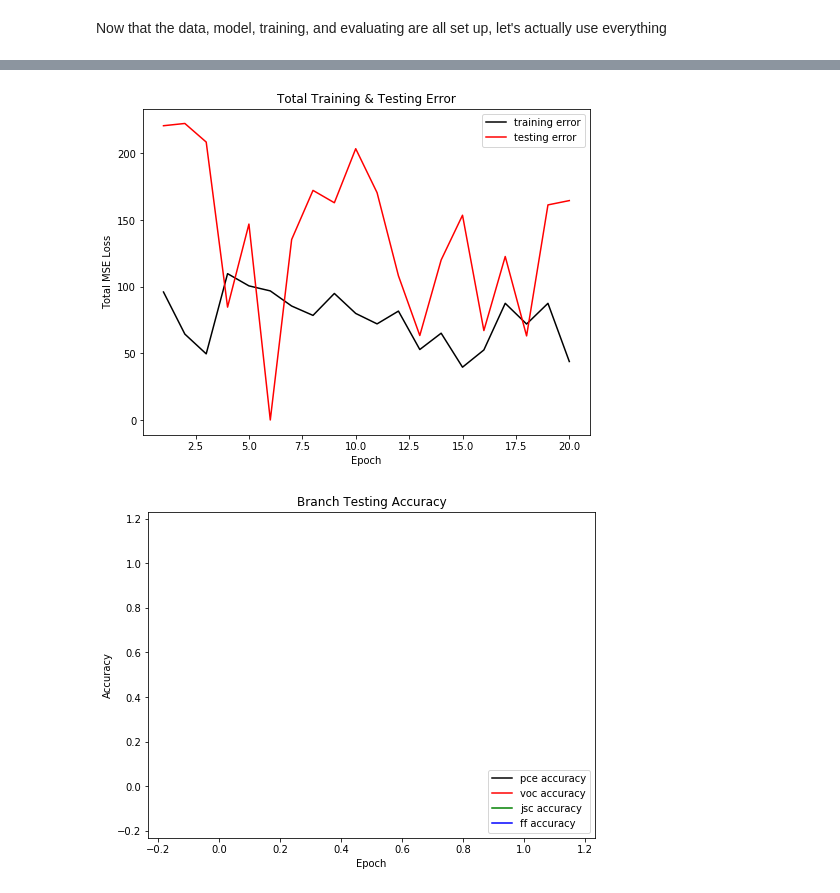
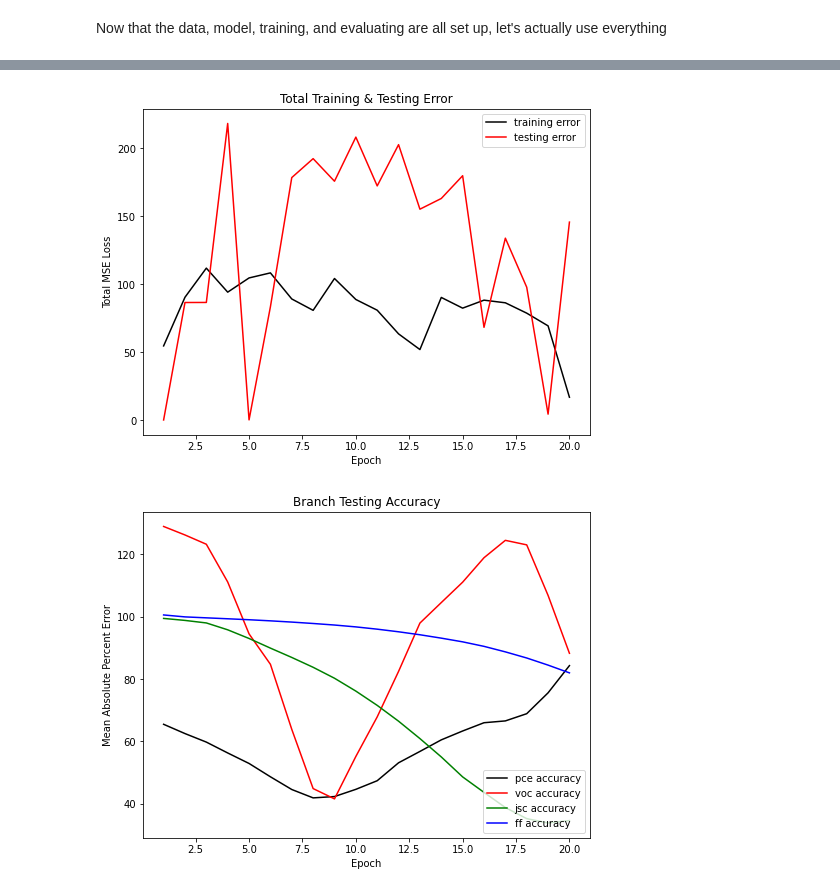
Before and after one commit to wesleyktatum/MatMAP, a Jupyter notebook: ipynb/OPV_NN2.ipynb, the cells around one changed output, grey strips where cells are left out. Drawn from its saved outputs; the diff is of its cells as text; code cells hidden in the pictures.

```diff
--- a/ipynb/OPV_NN2.ipynb
+++ b/ipynb/OPV_NN2.ipynb
@@ -309,11 +99,13 @@ Now that the data, model, training, and evaluating are all set up, let's actuall
 in_dims = int(x_train_tensor.size(1)) #number of x channels
 out_dims = y_test.shape[1] #number of predicted features
 
-model = NN1(in_dims = in_dims, out_dims = out_dims).to(device)
+model = net.OPV_df_NN(in_dims = in_dims, out_dims = out_dims).to(device)
 
 #define the optimizer
 optimizer = torch.optim.Adam(params = model.parameters(), lr = learning_rate)
 # %%
+%autoreload
+
 #empty list to hold loss per epoch
 train_epoch_losses = []
 pce_train_epoch_losses = []
@@ -334,25 +126,25 @@ ff_test_epoch_accuracies = []
 
 for epoch in range(num_epochs):
 
-    train_epoch_loss, pce_train_epoch_loss, voc_train_epoch_loss, jsc_train_epoch_loss, ff_train_epoch_loss = train_model(model = model,
-                                                                                                                          training_data_set = training_data_set,
-                                                                                                                          optimizer = optimizer)
-    train_epoch_losses.append(train_epoch_loss)
-    pce_train_epoch_losses.append(pce_train_epoch_loss)
-    voc_train_epoch_losses.append(voc_train_epoch_loss)
-    jsc_train_epoch_losses.append(jsc_train_epoch_loss)
-    ff_train_epoch_losses.append(ff_train_epoch_loss)
+    train_loss, pce_train_loss, voc_train_loss, jsc_train_loss, ff_train_loss = train.train_OPV_df_model(model = model,
+                                                                                                         training_data_set = training_data_set,
+                                                                                                         optimizer = optimizer)
+    train_epoch_losses.append(train_loss)
+    pce_train_epoch_losses.append(pce_train_loss)
+    voc_train_epoch_losses.append(voc_train_loss)
+    jsc_train_epoch_losses.append(jsc_train_loss)
+    ff_train_epoch_losses.append(ff_train_loss)
 
-    test_epoch_loss, pce_test_epoch_loss, voc_test_epoch_loss, jsc_test_epoch_loss, ff_test_epoch_loss, pce_epoch_acc, voc_epoch_acc, jsc_epoch_acc, ff_epoch_acc = eval_model(model = model,
-                                                                                                                    testing_data_set = testing_data_set)
-    test_epoch_losses.append(test_epoch_loss)
-    pce_test_epoch_losses.append(pce_test_epoch_loss)
-    voc_test_epoch_losses.append(voc_test_epoch_loss)
-    jsc_test_epoch_losses.append(jsc_test_epoch_loss)
-    ff_test_epoch_losses.append(ff_test_epoch_loss)
+    test_loss, pce_test_loss, voc_test_loss, jsc_test_loss, ff_test_loss, pce_acc, voc_acc, jsc_acc, ff_acc = test.eval_OPV_df_model(model = model,
+                                                                                                                                    testing_data_set = testing_data_set)
+    test_epoch_losses.append(test_loss)
+    pce_test_epoch_losses.append(pce_test_loss)
+    voc_test_epoch_losses.append(voc_test_loss)
+    jsc_test_epoch_losses.append(jsc_test_loss)
+    ff_test_epoch_losses.append(ff_test_loss)
 
-    pce_test_epoch_accuracies.append(pce_epoch_acc)
-    voc_test_epoch_accuracies.append(voc_epoch_acc)
-    jsc_test_epoch_accuracies.append(jsc_epoch_acc)
-    ff_test_epoch_accuracies.append(ff_epoch_acc)
+    pce_test_epoch_accuracies.append(pce_acc)
+    voc_test_epoch_accuracies.append(voc_acc)
+    jsc_test_epoch_accuracies.append(jsc_acc)
+    ff_test_epoch_accuracies.append(ff_acc)
 # %% [output]
@@ -376,30 +168,30 @@ Total Epoch Testing Accuracy: PCE = inf
 # %%
 fig, ax = plt.subplots(figsize = (8,6))
 
 epochs = np.arange(1, (num_epochs+1), 1)
 
 plt.plot(epochs, train_epoch_losses, c = 'k', label = 'training error')
 plt.plot(epochs, test_epoch_losses, c = 'r', label = 'testing error')
 plt.legend(loc = 'upper right')
 plt.title("Total Training & Testing Error")
 ax.set_xlabel('Epoch')
 ax.set_ylabel('Total MSE Loss')
 plt.show()
 
 fig, ax = plt.subplots(figsize = (8,6))
 # plt.plot(epochs, train_epoch_accuracy, c = 'k', label = 'training accuracy')
 plt.plot(epochs, pce_test_epoch_accuracies, c = 'k', label = 'pce accuracy')
 plt.plot(epochs, voc_test_epoch_accuracies, c = 'r', label = 'voc accuracy')
 plt.plot(epochs, jsc_test_epoch_accuracies, c = 'g', label = 'jsc accuracy')
 plt.plot(epochs, ff_test_epoch_accuracies, c = 'b', label = 'ff accuracy')
 plt.legend(loc = 'lower right')
 plt.title("Branch Testing Accuracy")
 ax.set_xlabel('Epoch')
-ax.set_ylabel('Accuracy')
+ax.set_ylabel('Mean Absolute Percent Error')
 plt.show()
 # %% [output]
-[figure, old version]
+[figure, new version]
-[figure, old version]
+[figure, new version]
 # %%
 fig, ax = plt.subplots(figsize = (8,6))
 
```
Also changed, not shown: parts of 7 cells of this notebook, 7 other files.
